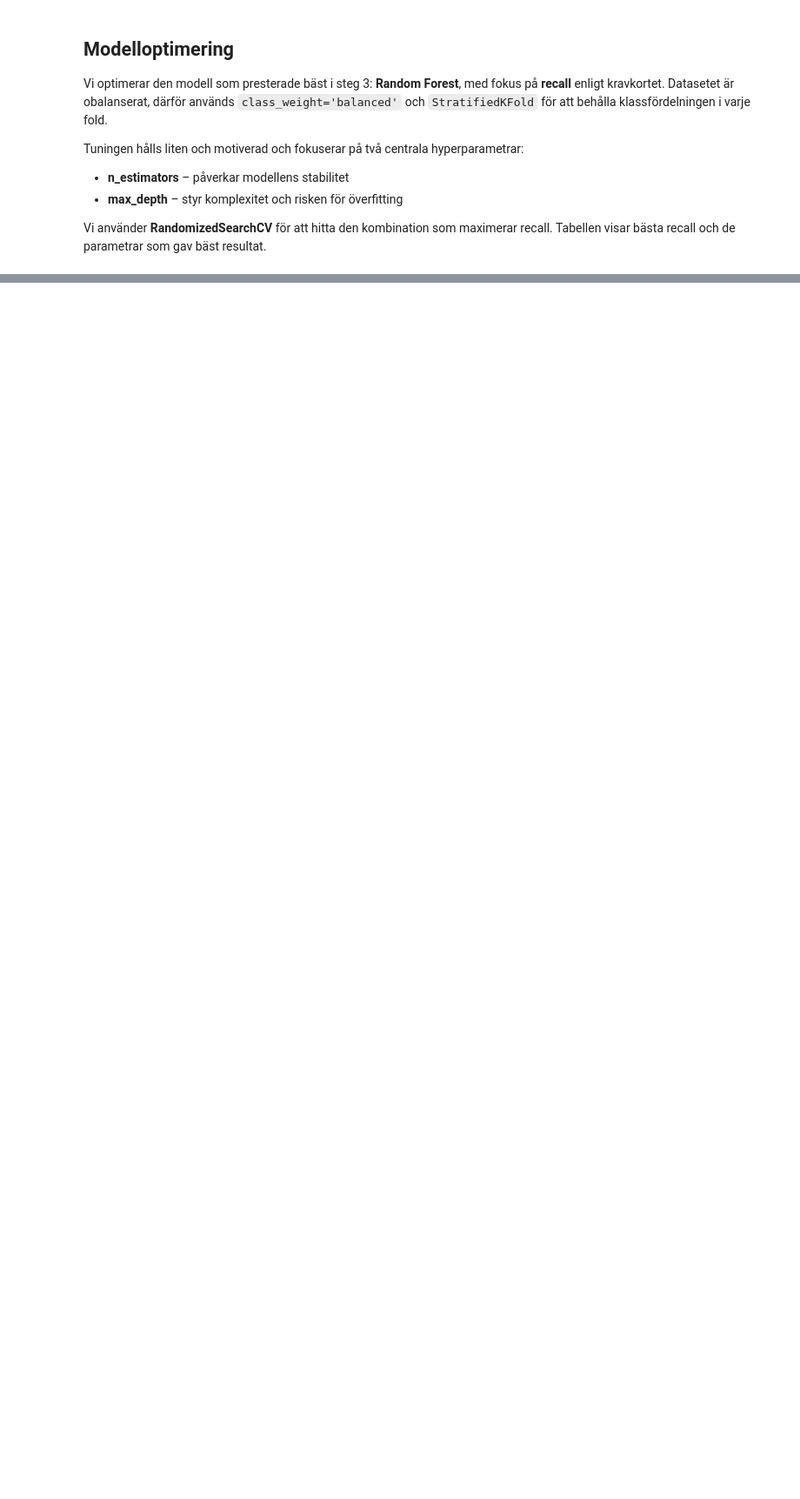
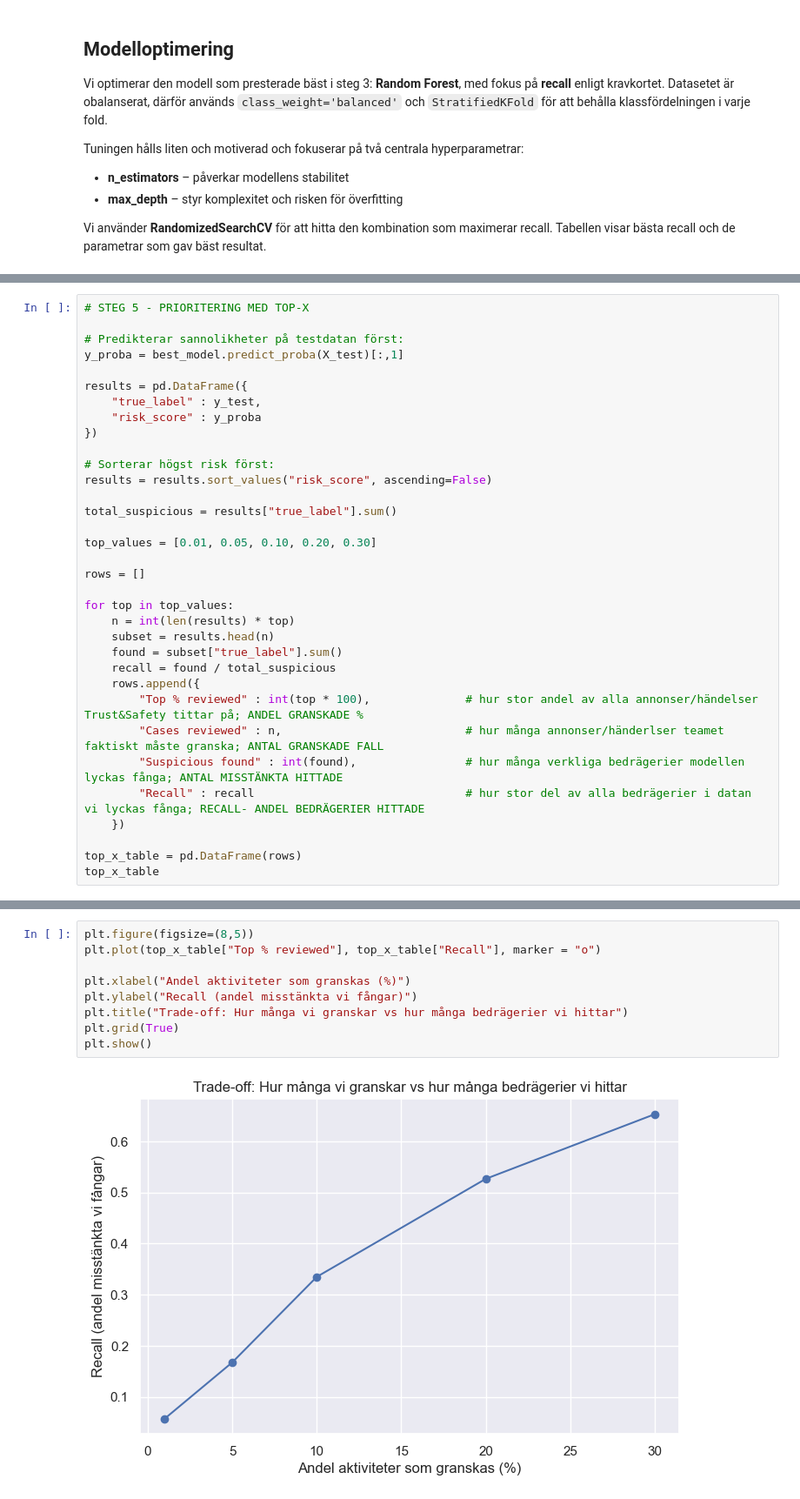
Before and after one commit to JakobWorkingHard/ML-Gruppuppgift, a Jupyter notebook: EDA/analyzing.ipynb, the cells around one changed output, grey strips where cells are left out. Shown at 87% size. Saved outputs shown, nothing was run; the diff lists cells and outputs as text; blank space fills up the shorter version.

Commit message:
Steg 5: Top-X prioritering + trade-off graf

```diff
--- a/EDA/analyzing.ipynb
+++ b/EDA/analyzing.ipynb
@@ -451,0 +454,34 @@ best_model = search.best_estimator_
+# %%
+# STEG 5 - PRIORITERING MED TOP-X
+
+# Predikterar sannolikheter på testdatan först:
+y_proba = best_model.predict_proba(X_test)[:,1]
+
+results = pd.DataFrame({
+    "true_label" : y_test,
+    "risk_score" : y_proba
+})
+
+# Sorterar högst risk först:
+results = results.sort_values("risk_score", ascending=False)
+
+total_suspicious = results["true_label"].sum()
+
+top_values = [0.01, 0.05, 0.10, 0.20, 0.30]
+
+rows = []
+
+for top in top_values:
+    n = int(len(results) * top)
+    subset = results.head(n)
+    found = subset["true_label"].sum()
+    recall = found / total_suspicious
+    rows.append({
+        "Top % reviewed" : int(top * 100),              # hur stor andel av alla annonser/händelser Trust&Safety tittar på; ANDEL GRANSKADE %
+        "Cases reviewed" : n,                           # hur många annonser/händerlser teamet faktiskt måste granska; ANTAL GRANSKADE FALL
+        "Suspicious found" : int(found),                # hur många verkliga bedrägerier modellen lyckas fånga; ANTAL MISSTÄNKTA HITTADE
+        "Recall" : recall                               # hur stor del av alla bedrägerier i datan vi lyckas fånga; RECALL- ANDEL BEDRÄGERIER HITTADE
+    })
+
+top_x_table = pd.DataFrame(rows)
+top_x_table
@@ -451,0 +504,11 @@ best_model = search.best_estimator_
+# %%
+plt.figure(figsize=(8,5))
+plt.plot(top_x_table["Top % reviewed"], top_x_table["Recall"], marker = "o")
+
+plt.xlabel("Andel aktiviteter som granskas (%)")
+plt.ylabel("Recall (andel misstänkta vi fångar)")
+plt.title("Trade-off: Hur många vi granskar vs hur många bedrägerier vi hittar")
+plt.grid(True)
+plt.show()
+# %% [output]
+[figure, added]
```
Also changed, not shown: parts of 11 cells of this notebook.
